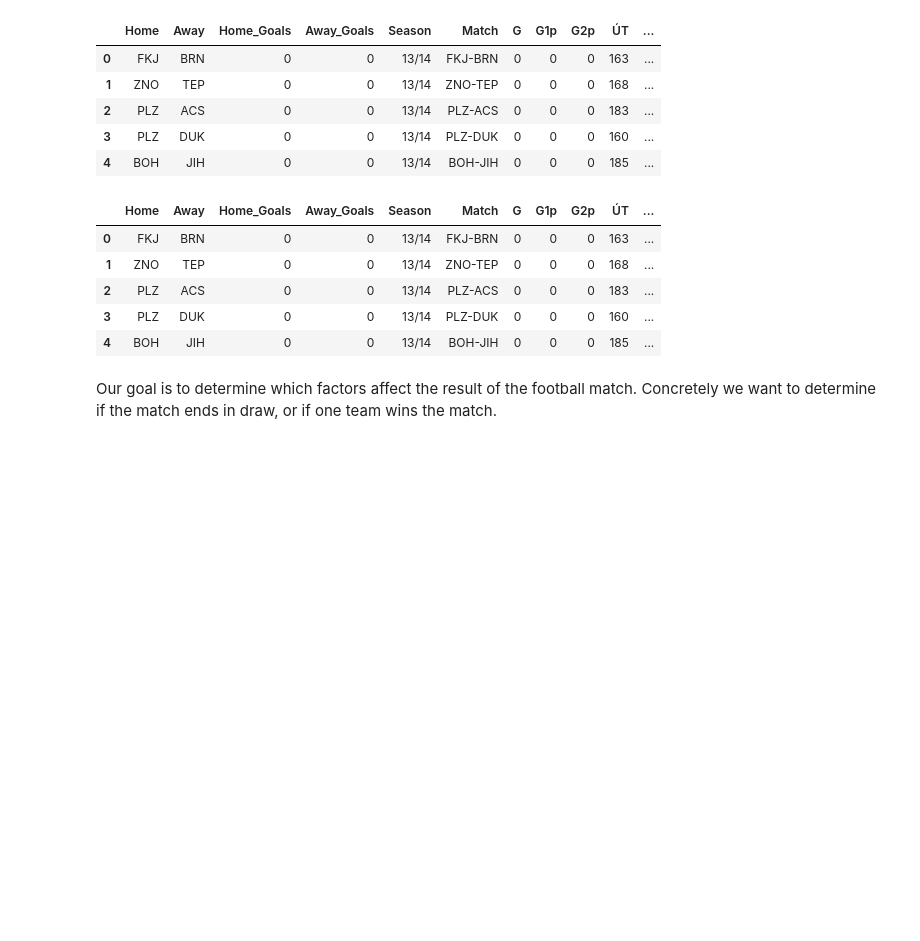
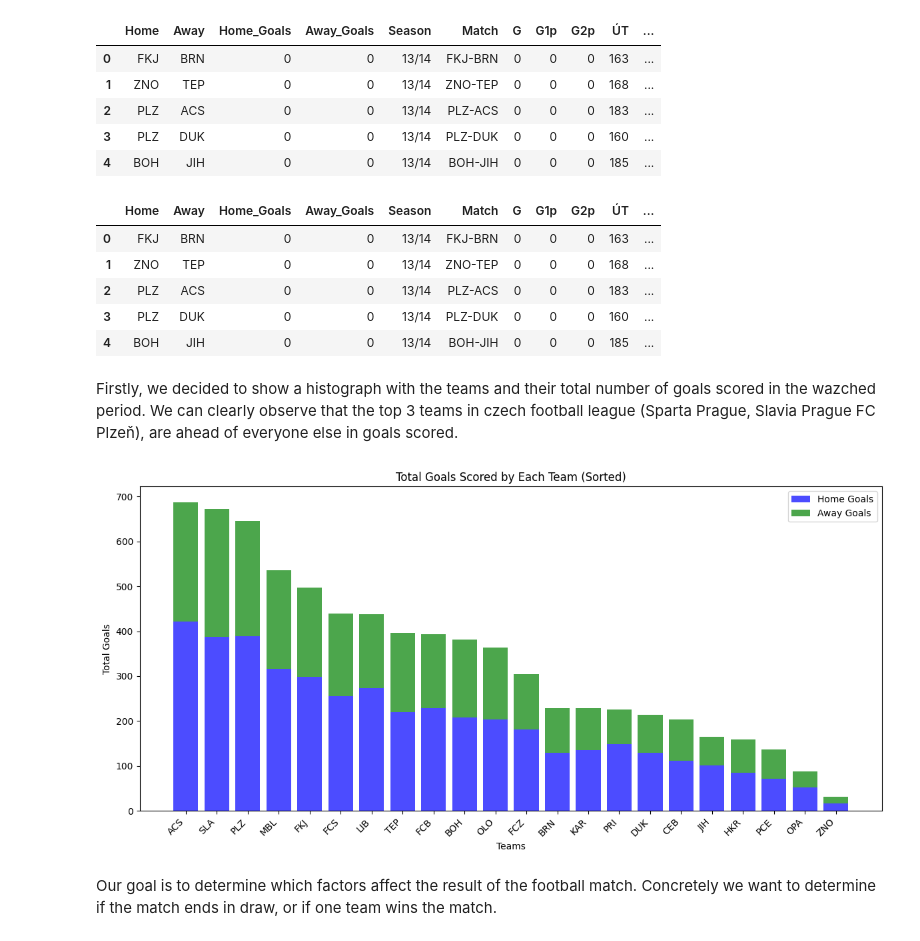
Before and after one commit to pavlovsky-jakub/Jenduv_a_Pajuv_nejlepsi_PROJEKT, a Jupyter notebook: Data-scraping.ipynb, the cells around one changed output. Cells and saved outputs as stored; diff of their text form; code cells hidden in the pictures; blank space fills up the shorter version.

```diff
--- a/Data-scraping.ipynb
+++ b/Data-scraping.ipynb
@@ -91,6 +91,42 @@ final_df.head()
 | 2 | PLZ | ACS | 0 | 0 | 13/14 | PLZ-ACS | 0 | 0 | 0 | 183 | ... |
 | 3 | PLZ | DUK | 0 | 0 | 13/14 | PLZ-DUK | 0 | 0 | 0 | 160 | ... |
 | 4 | BOH | JIH | 0 | 0 | 13/14 | BOH-JIH | 0 | 0 | 0 | 185 | ... |
+# %% [markdown]
+Firstly, we decided to show a histograph with the teams and their total number of goals scored in the wazched period. We can clearly observe that the top 3 teams in czech football league (Sparta Prague, Slavia Prague FC Plzeň), are ahead of everyone else in goals scored.
+# %%
+final_df['Total_Goals'] = final_df['Home_Goals'] + final_df['Away_Goals']
+
+home_goals = final_df.groupby('Home')['Home_Goals'].sum()
+away_goals = final_df.groupby('Away')['Away_Goals'].sum()
+
+
+teams = list(set(final_df['Home']).union(set(final_df['Away'])))
+
+
+teams_sorted = sorted(teams, key=lambda team: home_goals.get(team, 0) + away_goals.get(team, 0), reverse=True)
+
+
+plt.figure(figsize=(12, 6))
+
+
+for team in teams_sorted:
+    home_goal = final_df[final_df['Home'] == team]['Home_Goals'].sum()
+    away_goal = final_df[final_df['Away'] == team]['Away_Goals'].sum()
+
+    plt.bar(team, home_goal, label=f'{team} - Home Goals', alpha=0.7, color='blue')
+    plt.bar(team, away_goal, label=f'{team} - Away Goals', alpha=0.7, color='green', bottom=home_goal)
+
+
+plt.legend(['Home Goals', 'Away Goals'])
+
+plt.xlabel('Teams')
+plt.ylabel('Total Goals')
+plt.title('Total Goals Scored by Each Team (Sorted)')
+plt.xticks(rotation=45, ha='right')
+plt.tight_layout()
+plt.show()
+# %% [output]
+[figure, added]
 # %% [markdown]
 Our goal is to determine which factors affect the result of the football match. Concretely we want to determine if the match ends in draw, or if one team wins the match.
 # %% [markdown]
```
Also changed, not shown: parts of 2 cells of this notebook.
